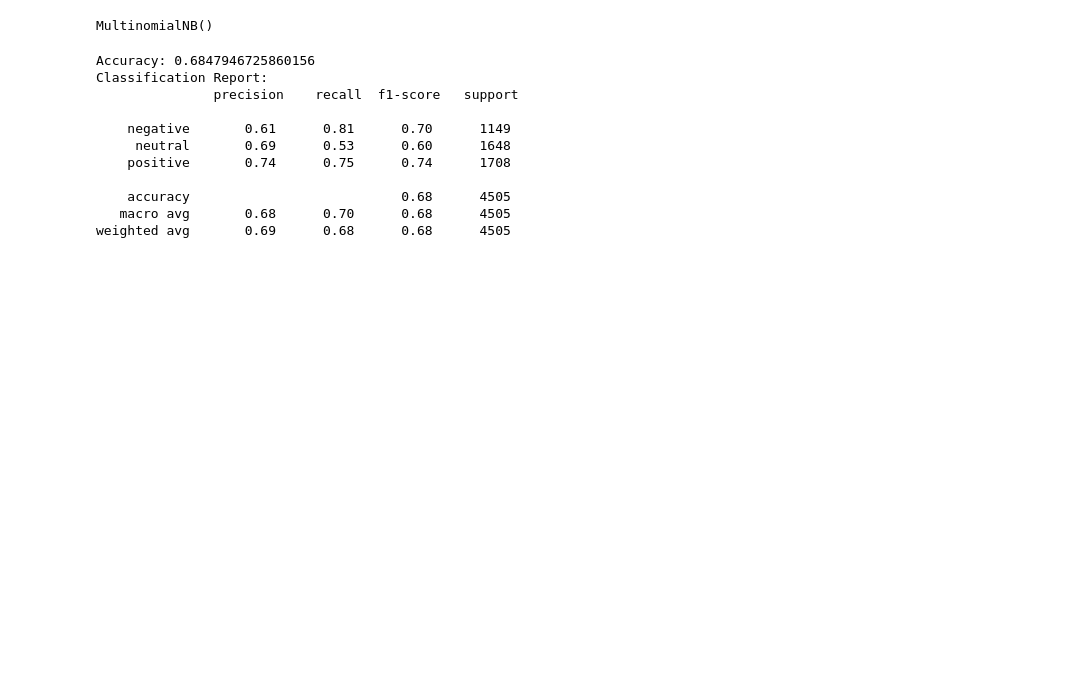
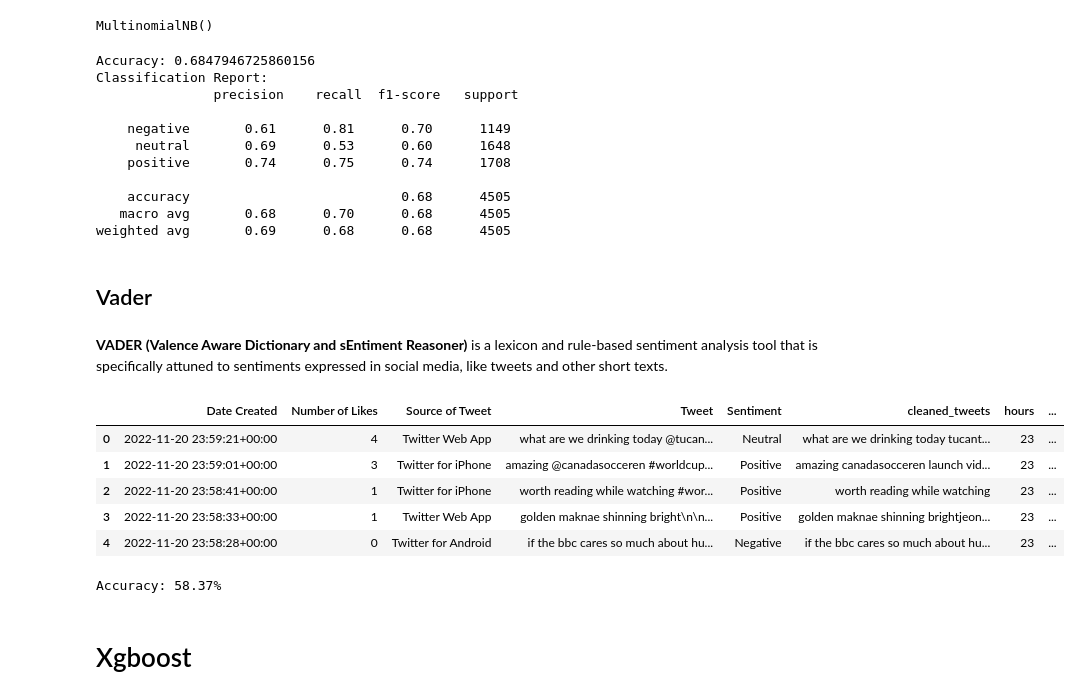
Before and after one commit to Lekamaster/Data-Science-Portfolio, a Jupyter notebook: FIFA-Sentiment-Analysis/fifa_2022_tweet_sentiment_analysis.ipynb, the cells around one changed output. Saved outputs shown, nothing was run; the diff lists cells and outputs as text; code cells hidden in the pictures; blank space fills up the shorter version.

```diff
--- a/FIFA-Sentiment-Analysis/fifa_2022_tweet_sentiment_analysis.ipynb
+++ b/FIFA-Sentiment-Analysis/fifa_2022_tweet_sentiment_analysis.ipynb
@@ -254,3 +279,7 @@ Classification Report:
     accuracy                           0.68      4505
    macro avg       0.68      0.70      0.68      4505
 weighted avg       0.69      0.68      0.68      4505
+# %% [markdown]
+## Vader
+# %% [markdown]
+<b>VADER (Valence Aware Dictionary and sEntiment Reasoner)</b> is a lexicon and rule-based sentiment analysis tool that is specifically attuned to sentiments expressed in social media, like tweets and other short texts.
@@ -256,0 +288,39 @@ weighted avg       0.69      0.68      0.68      4505
+# %%
+# Create a SentimentIntensityAnalyzer object
+sia = SentimentIntensityAnalyzer()
+# %%
+# Function to analyze sentiment and return sentiment label
+def get_sentiment_label(text):
+    sentiment_scores = sia.polarity_scores(text)
+
+    if sentiment_scores['compound'] > 0.05:
+        return "Positive"
+    elif sentiment_scores['compound'] < -0.05:
+        return "Negative"
+    else:
+        return "Neutral"
+
+# Apply the sentiment analysis function to the 'text' column
+df['vader_sentiment'] = df['cleaned_tweets'].apply(get_sentiment_label)
+# %%
+df.head()
+# %% [output]
+|  | Date Created | Number of Likes | Source of Tweet | Tweet | Sentiment | cleaned_tweets | hours | ... |
+| 0 | 2022-11-20 23:59:21+00:00 | 4 | Twitter Web App | what are we drinking today @tucan... | Neutral | what are we drinking today tucant... | 23 | ... |
+| 1 | 2022-11-20 23:59:01+00:00 | 3 | Twitter for iPhone | amazing @canadasocceren #worldcup... | Positive | amazing canadasocceren launch vid... | 23 | ... |
+| 2 | 2022-11-20 23:58:41+00:00 | 1 | Twitter for iPhone | worth reading while watching #wor... | Positive | worth reading while watching | 23 | ... |
+| 3 | 2022-11-20 23:58:33+00:00 | 1 | Twitter Web App | golden maknae shinning bright\n\n... | Positive | golden maknae shinning brightjeon... | 23 | ... |
+| 4 | 2022-11-20 23:58:28+00:00 | 0 | Twitter for Android | if the bbc cares so much about hu... | Negative | if the bbc cares so much about hu... | 23 | ... |
+# %%
+df['Sentiment'] = df.Sentiment.str.title()
+
+# Calculate the accuracy
+correct_predictions = (df['vader_sentiment'] == df['Sentiment']).sum()
+total_predictions = len(df)
+accuracy = correct_predictions / total_predictions * 100
+
+print("Accuracy: {:.2f}%".format(accuracy))
+# %% [output]
+Accuracy: 58.37%
+# %% [markdown]
+# Xgboost
```
Also changed, not shown: parts of 38 cells of this notebook.
